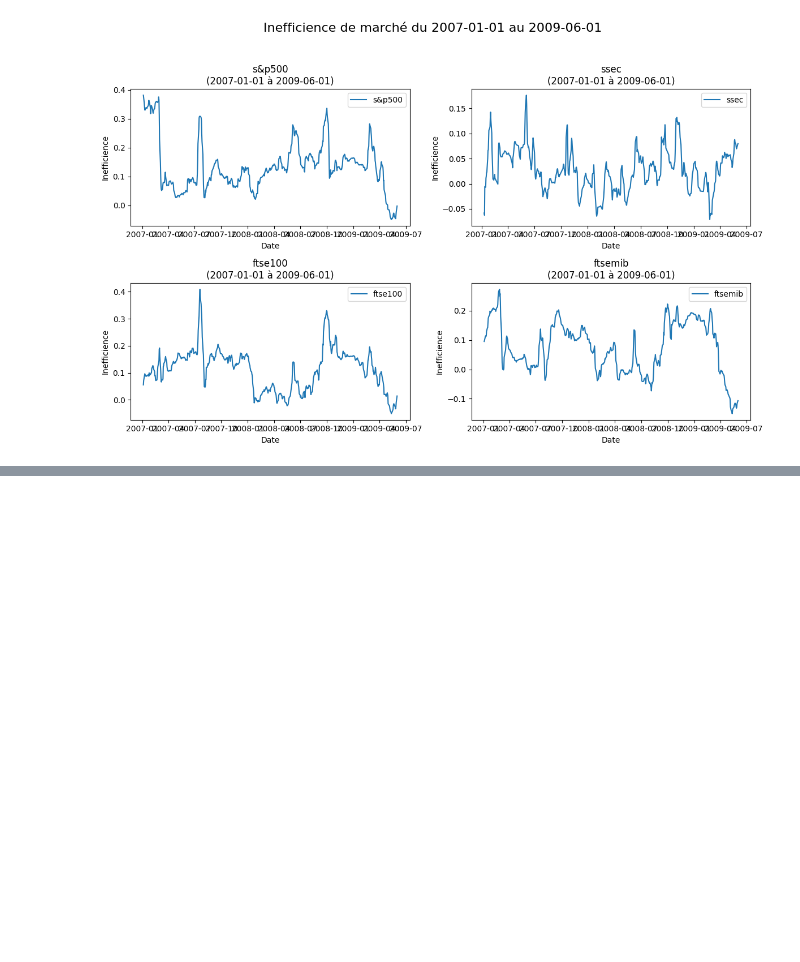
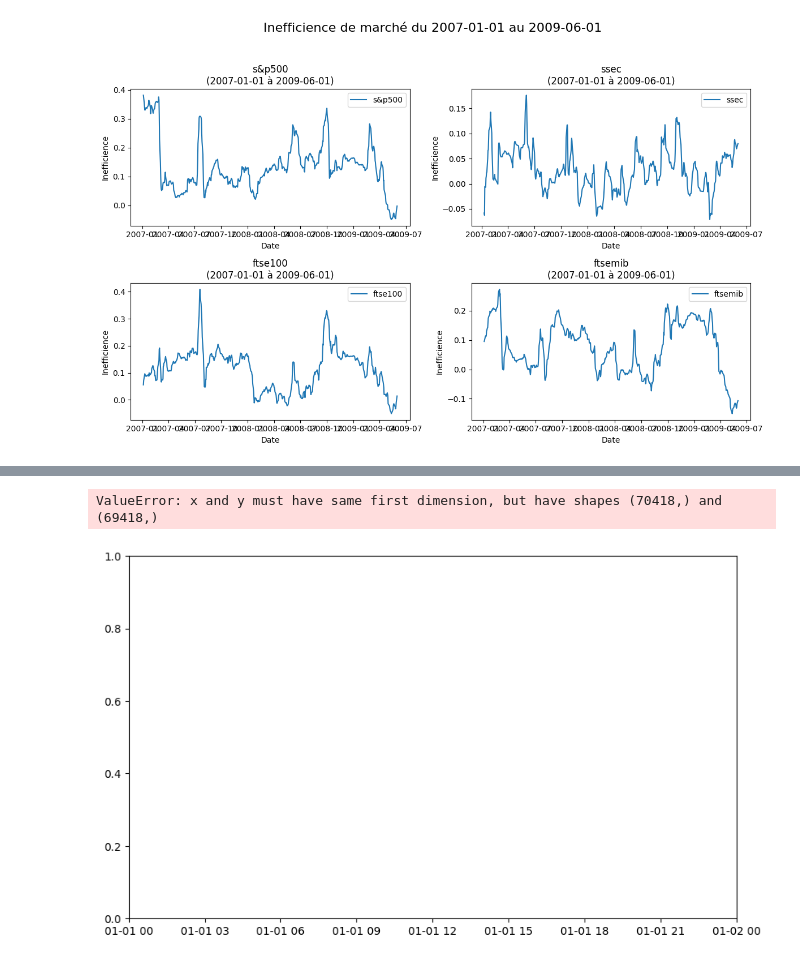
Before and after one commit to Caymaar/measuring-market-inefficiency-conditional-correlation, a Jupyter notebook: notebooks/dev.ipynb, the cells around one changed output, grey strips where cells are left out. Saved outputs shown, nothing was run; the diff lists cells and outputs as text; code cells hidden in the pictures; blank space fills up the shorter version.

```diff
--- a/notebooks/dev.ipynb
+++ b/notebooks/dev.ipynb
@@ -397,0 +463,41 @@ visualizer.plot_inefficiencies()
+# %%
+def rolling_hurst_estimation(prices: pd.Series, window_length: int, max_tau: int = 100, plot: bool = True) -> np.ndarray:
+    """
+    Estime l'exposant de Hurst sur une série de prix en utilisant une fenêtre glissante.
+
+    Parameters:
+        prices (np.ndarray): Série de prix (logarithmiques ou non).
+        window_length (int): Taille de la fenêtre glissante.
+        max_tau (int): Nombre maximum de décalages (tau) pour l'estimation de Hurst.
+        plot (bool): Si True, trace la série de Hurst estimée.
+
+    Returns:
+        np.ndarray: Série des exposants de Hurst estimés.
+    """
+    dates = prices.index[window_length*2:]
+    prices = prices.values
+
+    hurst_series = []
+    for i in range(window_length, len(prices) - window_length):
+        window = prices[i - window_length:i]
+        hurst = estimate_hurst(window, max_tau=max_tau, plot=False)
+        hurst_series.append(hurst)
+
+    hurst_series = np.array(hurst_series)
+
+    if plot:
+        plt.figure(figsize=(10, 6))
+        plt.plot(dates, hurst_series, label="Exposant de Hurst (rolling)")
+        plt.xlabel("Dates")
+        plt.ylabel("Exposant de Hurst")
+        plt.title(f"Exposant de Hurst estimé avec une fenêtre de taille {window_length}")
+        plt.legend()
+        plt.grid()
+        plt.show()
+
+    return hurst_series
+# %%
+rolling_hurst_estimation(full_sample, window_length=500, max_tau=25)
+# %% [output]
+ValueError: x and y must have same first dimension, but have shapes (70418,) and (69418,)
+[figure, added]
```
Also changed, not shown: parts of 6 cells of this notebook, 3 other files.
